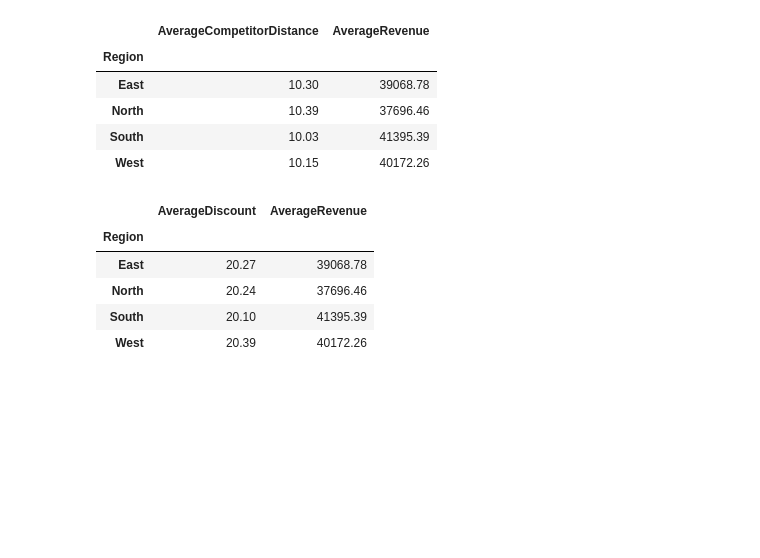
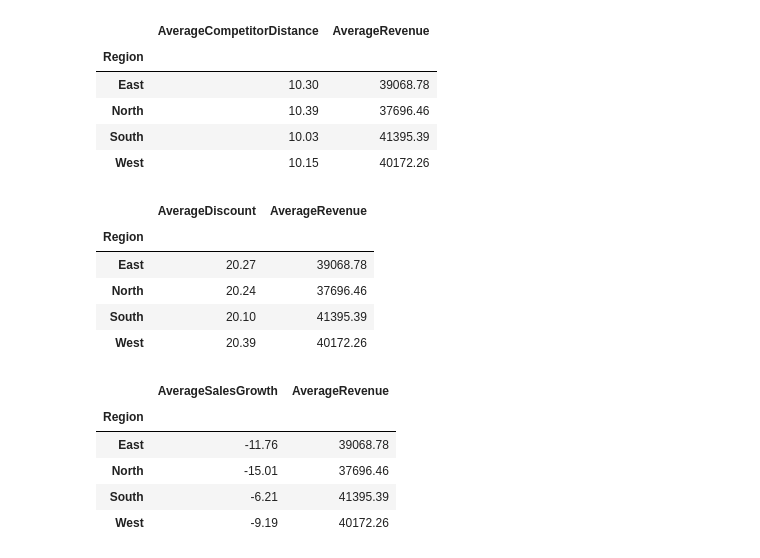
Before and after one commit to n00231001/ResearchAndAnalytics, a Jupyter notebook: Task1_retailAnalytics/retail_analysis.ipynb, the cells around one changed output. Saved outputs shown, nothing was run; the diff lists cells and outputs as text; code cells hidden in the pictures; blank space fills up the shorter version.

```diff
--- a/Task1_retailAnalytics/retail_analysis.ipynb
+++ b/Task1_retailAnalytics/retail_analysis.ipynb
@@ -1088,3 +1088,17 @@ display(discount_by_region.round(2))
 | North | 20.24 | 37696.46 |
 | South | 20.10 | 41395.39 |
 | West | 20.39 | 40172.26 |
+# %%
+growth_by_region = df.groupby("Region").agg(
+    AverageSalesGrowth=("SalesGrowthPercentage", "mean"),
+    AverageRevenue=("SalesRevenue", "mean")
+)
+
+display(growth_by_region.round(2))
+# %% [output]
+|  | AverageSalesGrowth | AverageRevenue |
+| Region |  |  |
+| East | -11.76 | 39068.78 |
+| North | -15.01 | 37696.46 |
+| South | -6.21 | 41395.39 |
+| West | -9.19 | 40172.26 |
```
Also changed, not shown: parts of 2 cells of this notebook.
